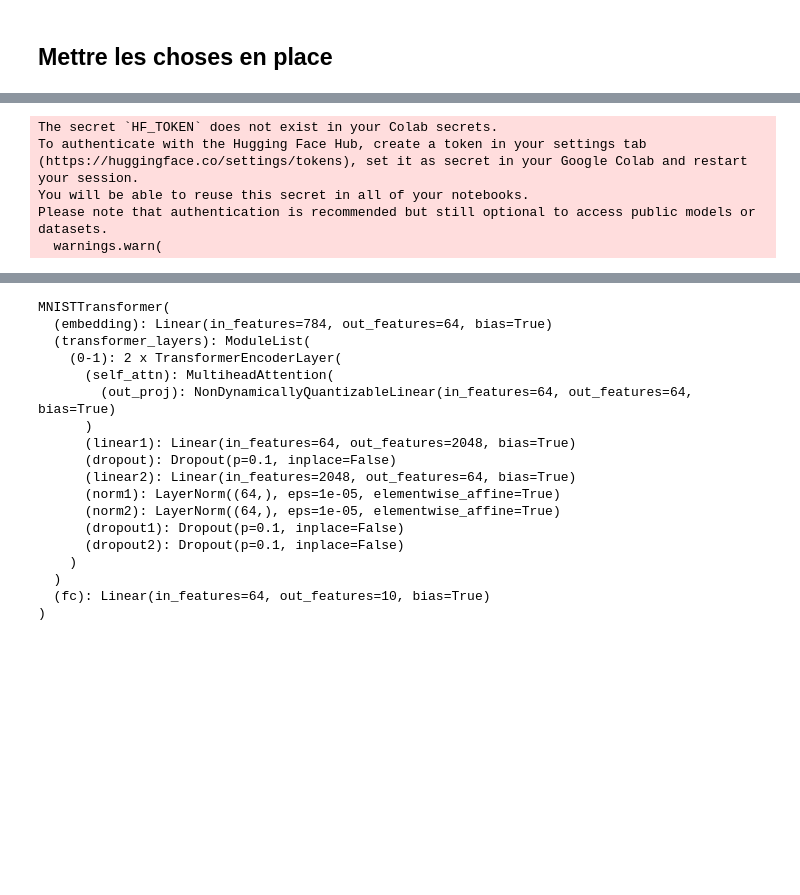
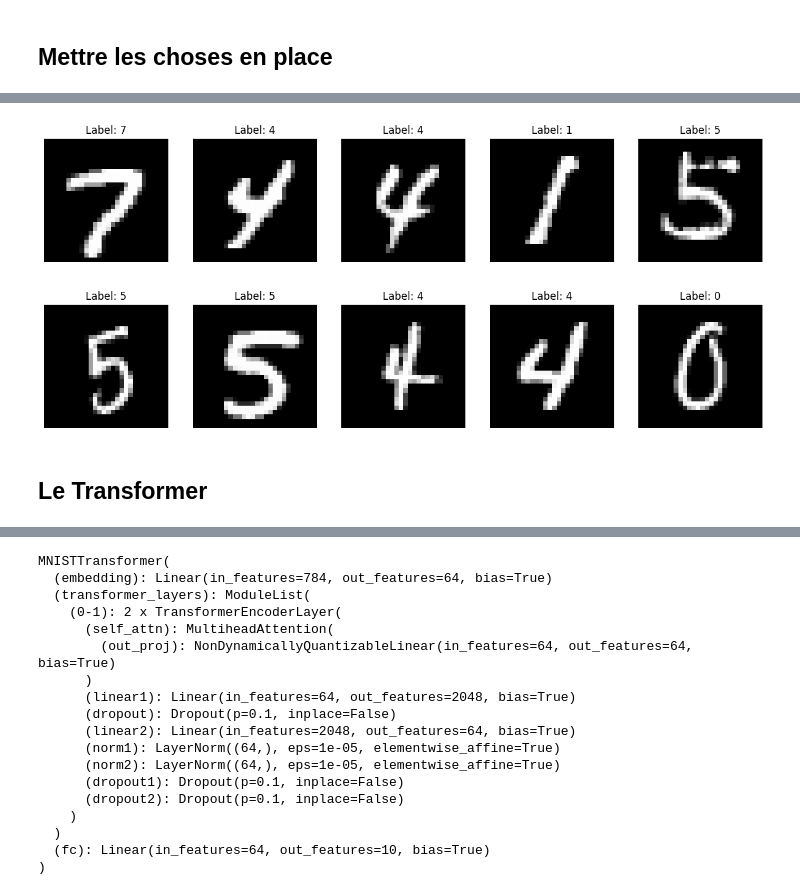
Before and after one commit to l-pommeret/LLM_neurochirurgy, a Jupyter notebook: SAE.ipynb, the cells around one changed output, grey strips where cells are left out. Cells and saved outputs as stored; diff of their text form; code cells hidden in the pictures; blank space fills up the shorter version.

```diff
--- a/SAE.ipynb
+++ b/SAE.ipynb
@@ -27,33 +49,42 @@ En comparaison, pour être sûr et certain que le SAE va extraire les concepts d
 # %%
-# Paramètres
-batch_size = 1024
-num_epochs = 5
-learning_rate = 0.001
-d_model = 64
-nhead = 2
-num_layers = 2
-sae_hidden_dim = 256 #Une dimension qui doit impérativement être un carré, pour la visualisation
-
+# Chargement et préparation du dataset
 dataset = load_dataset("mnist")
 train_dataset = dataset["train"]
 test_dataset = dataset["test"]
 
 def preprocess(examples):
     examples["pixel_values"] = [torch.tensor(np.array(img), dtype=torch.float32).view(1, 28, 28) / 255.0
                                 for img in examples["image"]]
     return examples
 
 train_dataset = train_dataset.map(preprocess, batched=True, remove_columns=["image"])
 test_dataset = test_dataset.map(preprocess, batched=True, remove_columns=["image"])
-
 train_dataset.set_format(type="torch", columns=["pixel_values", "label"])
 test_dataset.set_format(type="torch", columns=["pixel_values", "label"])
 
+batch_size = 64
 train_loader = DataLoader(train_dataset, batch_size=batch_size, shuffle=True)
 test_loader = DataLoader(test_dataset, batch_size=batch_size, shuffle=False)
+
+# Fonction pour afficher des échantillons
+def show_samples(dataset, num_samples=5):
+    fig, axes = plt.subplots(1, num_samples, figsize=(15, 3))
+    for i in range(num_samples):
+        idx = np.random.randint(len(dataset))
+        img = dataset[idx]["pixel_values"].squeeze().numpy()
+        label = dataset[idx]["label"]
+        axes[i].imshow(img, cmap='gray')
+        axes[i].set_title(f"Label: {label}")
+        axes[i].axis('off')
+    plt.show()
+
+# Afficher des échantillons du jeu d'entraînement
+show_samples(train_dataset)
+
+# Afficher des échantillons du jeu de test
+show_samples(test_dataset)
 # %% [output]
-The secret `HF_TOKEN` does not exist in your Colab secrets.
-To authenticate with the Hugging Face Hub, create a token in your settings tab (https://huggingface.co/settings/tokens), set it as secret in your Google Colab and restart your session.
-You will be able to reuse this secret in all of your notebooks.
-Please note that authentication is recommended but still optional to access public models or datasets.
-  warnings.warn(
+[figure, added]
+[figure, added]
+# %% [markdown]
+## Le Transformer
```
Also changed, not shown: parts of 43 cells of this notebook, 1 other file.
